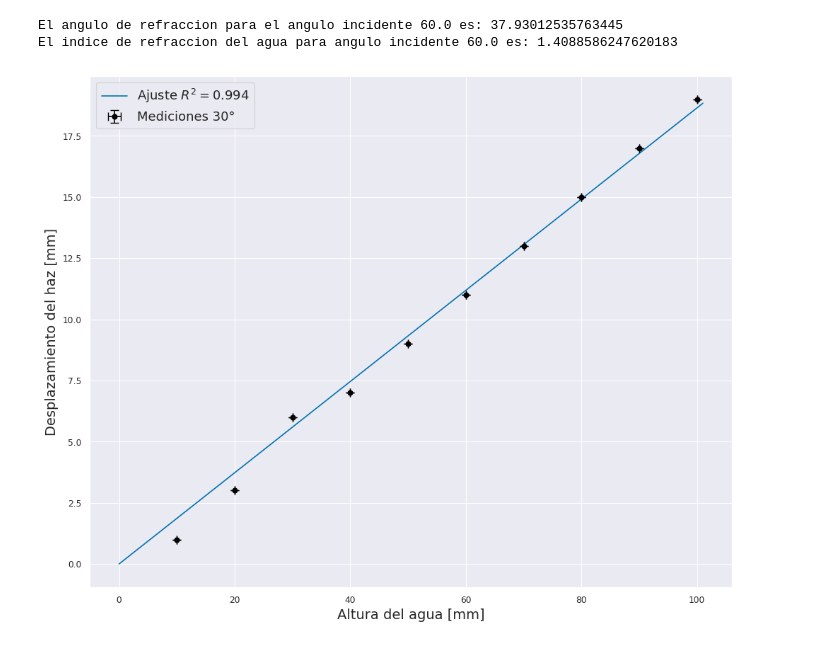
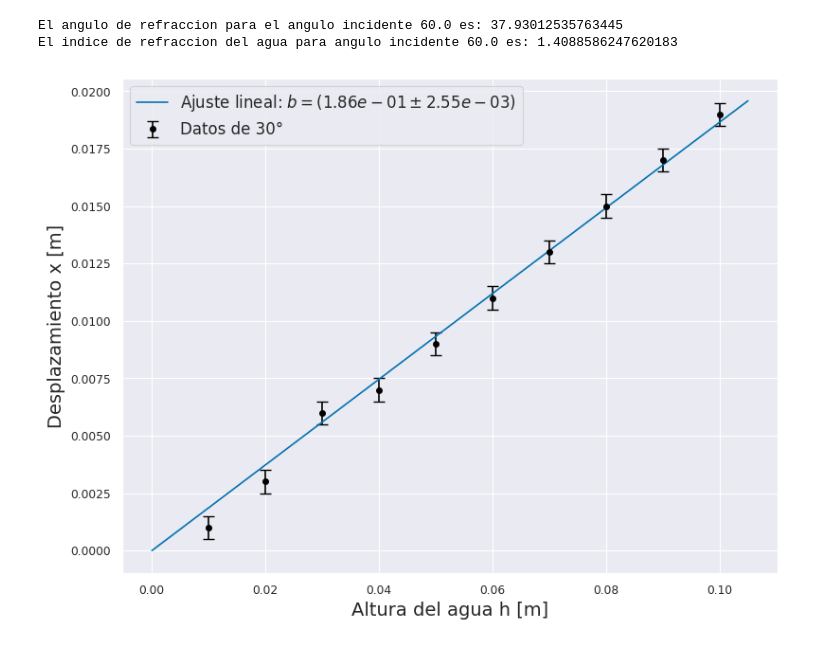
Before and after one commit to JuanSeguraUNAL/Mediciones_en_Optica_y_Acustica, a Jupyter notebook: practica1.ipynb, the cells around one changed output. Saved outputs shown, nothing was run; the diff lists cells and outputs as text; code cells hidden in the pictures.

Commit message:
Ya grafiquitas con propagación de errores en n (espero que estén bien)

```diff
--- a/practica1.ipynb
+++ b/practica1.ipynb
@@ -82,72 +82,84 @@ El indice de refraccion del agua para angulo incidente 60.0 es: 1.40885862476201
 # %%
 # Gráficas con barrita de error (aquí para no dañarle nada a Manuel)
 
+# Medimos \theta_i con un transportador, entonces esa incertidumbre corresponde a 0.5.
+# Se hace un ajuste x = bh, donde se obtiene b y también la incertidumbre de b.
+# Se calcula \theta_r de (u = tan\theta_i - b). (\theta_r = arctan(u)).
+# También se calcula el índice n = \frac{sin\theta_i}{sin\theta_r}.
+# Se hace la propagación de errores a n por las derivadas de n respecto a b y a \theta_i.
+
 # Altura del agua
-h = np.arange(10, 101, 10)
+h = np.arange(10, 101, 10) * 1e-3   # en metros
 
 # Desplazamientos del haz del infrarrojo
-x_30 = np.array([1, 3, 6, 7, 9, 11, 13, 15, 17, 19])
-x_45 = np.array([4, 8, 13, 16, 20, 24, 28, 33, 36, 40])
-x_60 = np.array([9, 19, 27, 37, 49, 56, 67, 76, 86, 96])
+x_30 = np.array([1, 3, 6, 7, 9, 11, 13, 15, 17, 19]) * 1e-3
+x_45 = np.array([4, 8, 13, 16, 20, 24, 28, 33, 36, 40]) * 1e-3
+x_60 = np.array([9, 19, 27, 37, 49, 56, 67, 76, 86, 96]) * 1e-3
 
 # Función lineal
 def lineal(h, b):
     return h * b
 
 # Calculo del R2
 def R2(x_datos, y_datos, b):
     y_ajuste = lineal(x_datos, b)
     RSS = np.sum((y_datos - y_ajuste)**2)
     TSS = np.sum((y_datos - np.mean(y_datos))**2)
     return 1 - RSS / TSS
 
 # Grosor del vidrio
 grosor = 4
 
+# Propagación del error
 def Refraccion(ang_in, x, nombre=""):
-    b, db = curve_fit(lineal, h, x)
-    b = b[0]; db = np.sqrt(db[0][0])
+    # Ajuste con incertidumbre de cada punto
+    delta_x = np.full_like(x, 0.5e-3)  # 0.5 mm
+    b, cov = curve_fit(lineal, h, x, sigma=delta_x, absolute_sigma=True)
+    b = b[0]; db = np.sqrt(np.diag(cov))[0]
 
     # Calculo del R2
     r2 = R2(h, x, b)
 
-    fig, ax = plt.subplots(figsize=(10, 8))
-    H = np.linspace(0, 101, 100)
-
-    # Ajuste
-    ax.plot(H, lineal(H, b), label=rf"Ajuste $R^2 = {r2:.3f}$")
-    ax.set_xlabel(r"Altura del agua [mm]", fontsize=14)
-    ax.set_ylabel(r"Desplazamiento del haz [mm]", fontsize=14)
+    # Gráfica
+    fig, ax = plt.subplots(figsize=(8, 6))
+    ax.errorbar(h, x, yerr=0.5e-3, fmt="o", capsize=4,
+                color="black", markersize=4, label=f"Datos de {nombre}")
+    H = np.linspace(0, max(h)*1.05, 100)
+    ax.plot(H, lineal(H, b), label=rf"Ajuste lineal: $b = ({b:.2e}\pm{db:.2e})$")
+    ax.set_xlabel("Altura del agua h [m]", fontsize=14)
+    ax.set_ylabel("Desplazamiento x [m]", fontsize=14)
     ax.grid(True)
-
-    # Incertidumbres papel milimetrado
-    delta_h = np.full_like(h, 0.5)
-    delta_x = np.full_like(x, 0.5)
-
-    # Barritas de error
-    ax.errorbar(h, x, xerr=delta_h, yerr=delta_x,
-                fmt='o', capsize=4, color='black', label=f"Mediciones {nombre}")
-
-    ax.legend(fontsize=13)
+    ax.legend(fontsize=12)
     plt.tight_layout()
     plt.show()
 
-    # Calcular la tangente del ángulo de refracción a partir de la pendiente
-    tan = np.tan(np.deg2rad(ang_in)) - b
+    # Propagación de errores hacia n
+    θi = np.deg2rad(ang_in)
+    Δθi = np.deg2rad(0.5)   # 0.5°
+    tan_val = np.tan(θi) - b
+    θr = np.arctan(tan_val)
 
-    # Ángulo de refracción para ángulo incidente
-    ang = np.arctan(tan)
-    print(f"Ángulo de refracción para incidente {ang_in:.1f}°: {np.rad2deg(ang):.2f}°")
+    n = np.sin(θi)/np.sin(θr)
 
-    # Calcular el índice de refracción del agua (n_aire ≈ 1)
-    n_agua = np.sin(np.deg2rad(ang_in)) / np.sin(ang)
-    print(f"Índice de refracción del agua para incidente {ang_in:.1f}°: {n_agua:.3f}")
-    print("-"*60)
+    # Derivadas parciales
+    dθr_db = -1/(1+tan_val**2)
+    dθr_dθi = (1+np.tan(θi)**2)/(1+tan_val**2)
+
+    dn_dθi = (np.cos(θi)/np.sin(θr)) - (np.sin(θi)*np.cos(θr)/np.sin(θr)**2)*dθr_dθi
+    dn_db  = -(np.sin(θi)*np.cos(θr)/np.sin(θr)**2)*dθr_db
+
+    Δn = np.sqrt((dn_dθi*Δθi)**2 + (dn_db*db)**2)
+
+    print(f"Ángulo incidente: {ang_in:.1f}° ± 0.5°")
+    print(f"Pendiente: b = {b:.3e} ± {db:.1e}")
+    print(f"Ángulo de refracción: {np.rad2deg(θr):.2f}°")
+    print(f"Índice de refracción: n = {n:.3f} ± {Δn:.3f}")
+    print("-"*50)
 
 
-# --- Llamadas a la función para cada ángulo ---
-Refraccion(30, x_30, nombre="30°")
-Refraccion(45, x_45, nombre="45°")
-Refraccion(60, x_60, nombre="60°")
+# Llamadas
+Refraccion(30, x_30, "30°")
+Refraccion(45, x_45, "45°")
+Refraccion(60, x_60, "60°")
 # %% [output]
-[figure, old version]
+[figure, new version]
```
Also changed, not shown: parts of 2 cells of this notebook.
